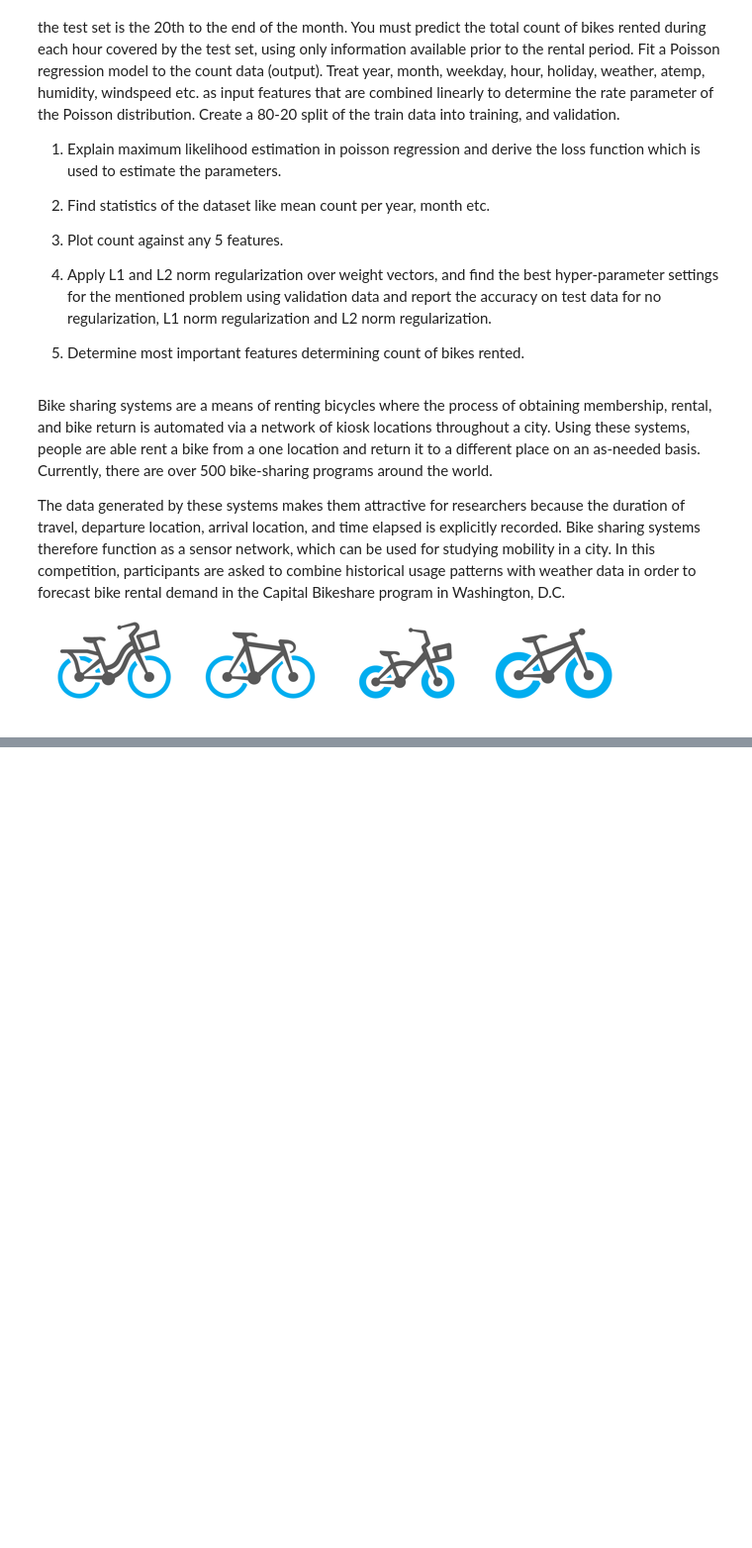
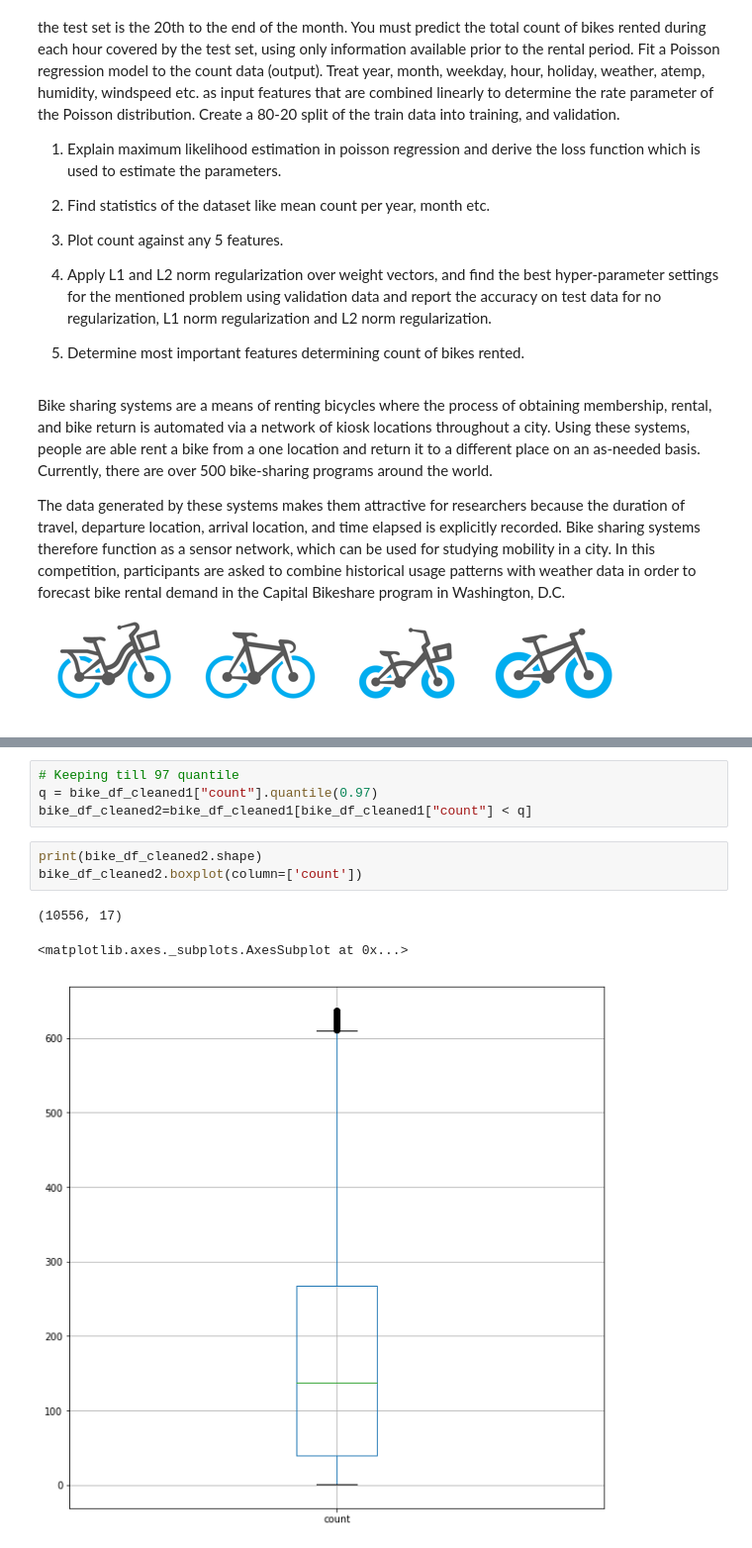
Before and after one commit to Ankursrivastavaaa/IIT-BikeSharingDemand, a Jupyter notebook: Bike Sharing Demand.ipynb, the cells around one changed output, grey strips where cells are left out. Shown at 99% size. Saved outputs shown, nothing was run; the diff lists cells and outputs as text; blank space fills up the shorter version.

```diff
--- a/Bike Sharing Demand.ipynb
+++ b/Bike Sharing Demand.ipynb
@@ -32,0 +186,11 @@ dailyData = pd.read_csv("../input/train.csv")
+# %%
+# Keeping till 97 quantile
+q = bike_df_cleaned1["count"].quantile(0.97)
+bike_df_cleaned2=bike_df_cleaned1[bike_df_cleaned1["count"] < q]
+# %%
+print(bike_df_cleaned2.shape)
+bike_df_cleaned2.boxplot(column=['count'])
+# %% [output]
+(10556, 17)
+<matplotlib.axes._subplots.AxesSubplot at 0x...>
+[figure, added]
```
Also changed, not shown: parts of 55 cells of this notebook.
